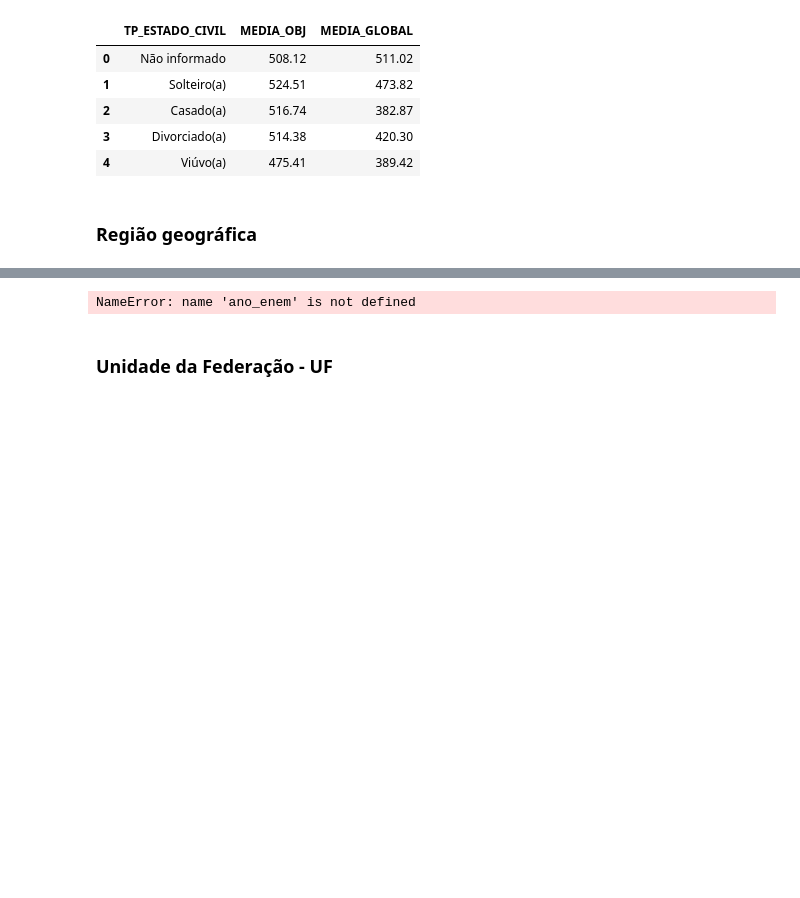
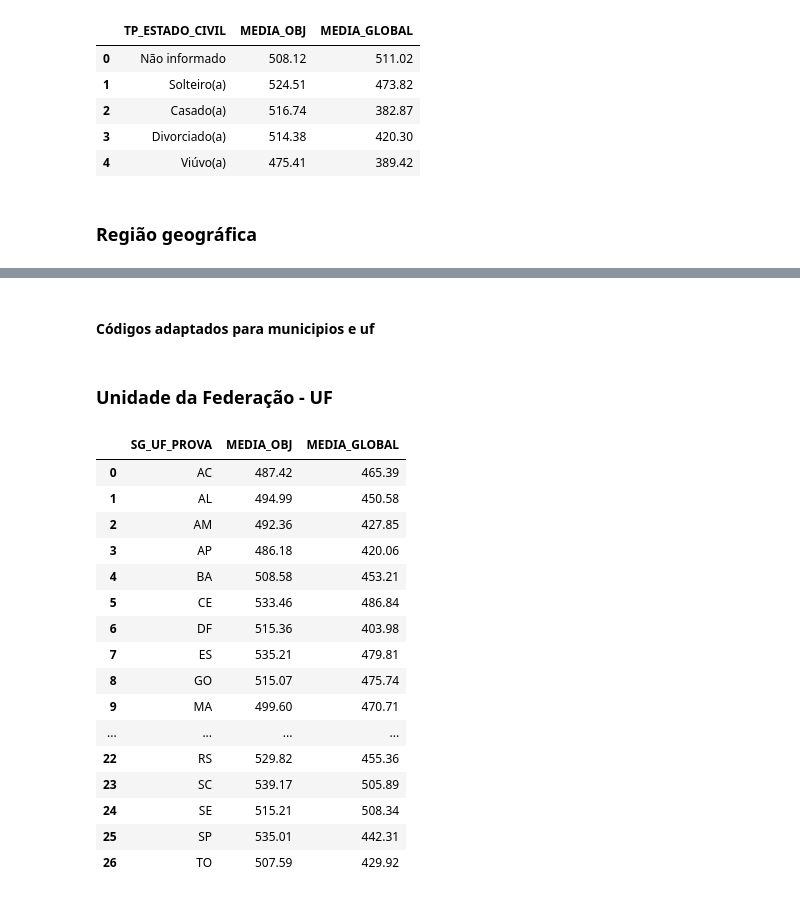
Before and after one commit to Bruno-Santana-Eco/Analise-de-Dados-ENEM, a Jupyter notebook: DataPrep1.ipynb, the cells around one changed output, grey strips where cells are left out. Drawn from its saved outputs; the diff is of its cells as text; code cells hidden in the pictures; blank space fills up the shorter version.

```diff
--- a/DataPrep1.ipynb
+++ b/DataPrep1.ipynb
@@ -965,3 +976,5 @@ geral7_media.head(6)
+# %% [markdown]
+#### Códigos adaptados para municipios e uf
 # %%
 municipality_view = ['TP_REGIAO_PROVA','SG_UF_PROVA', 'CO_MUNICIPIO_PROVA', 'NO_MUNICIPIO_PROVA']
 uf_view           = ['TP_REGIAO_PROVA', 'SG_UF_PROVA']
@@ -979,4 +1091,2 @@ cat_columns       = [
 # %%
-get_count(ano_enem, df_enem, municipality_view, 'NU_INSCRICAO', 'QUANTIDADE_INSCRITOS')
+geral8 = get_count(df_enem, municipality_view, 'NU_INSCRICAO', 'QUANTIDADE_INSCRITOS')
-# %% [output]
-NameError: name 'ano_enem' is not defined
@@ -1063,3 +1175,24 @@ def get_count(ano_enem, df_enem, cols_to_group, column, column_name = None):
     return agg_result
 # %% [markdown]
 ### Unidade da Federação - UF
+# %%
+geral9_media = df_enem.groupby('SG_UF_PROVA')[['MEDIA_OBJ', 'MEDIA_GLOBAL']].mean().reset_index().round(2)
+geral9_media.head(27)
+# %% [output]
+|  | SG_UF_PROVA | MEDIA_OBJ | MEDIA_GLOBAL |
+| 0 | AC | 487.42 | 465.39 |
+| 1 | AL | 494.99 | 450.58 |
+| 2 | AM | 492.36 | 427.85 |
+| 3 | AP | 486.18 | 420.06 |
+| 4 | BA | 508.58 | 453.21 |
+| 5 | CE | 533.46 | 486.84 |
+| 6 | DF | 515.36 | 403.98 |
+| 7 | ES | 535.21 | 479.81 |
+| 8 | GO | 515.07 | 475.74 |
+| 9 | MA | 499.60 | 470.71 |
+| ... | ... | ... | ... |
+| 22 | RS | 529.82 | 455.36 |
+| 23 | SC | 539.17 | 505.89 |
+| 24 | SE | 515.21 | 508.34 |
+| 25 | SP | 535.01 | 442.31 |
+| 26 | TO | 507.59 | 429.92 |
```
Also changed, not shown: parts of 11 cells of this notebook, 3 other files.
